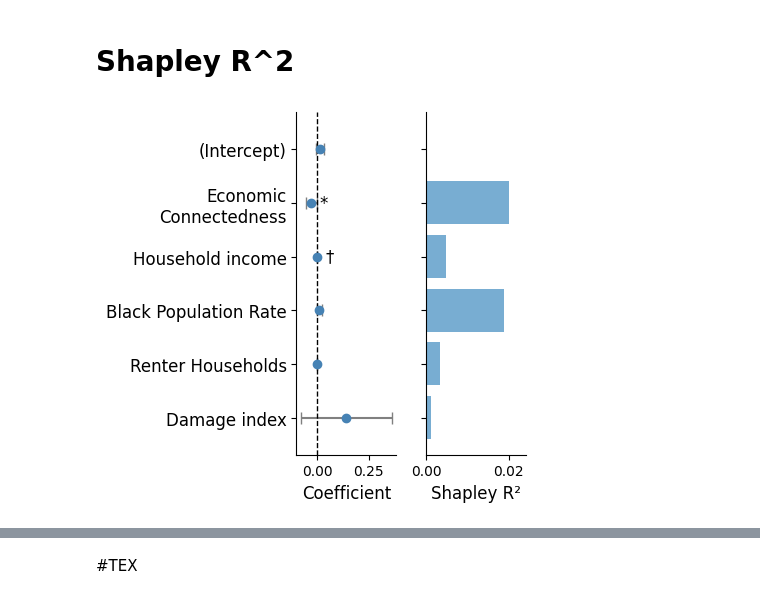
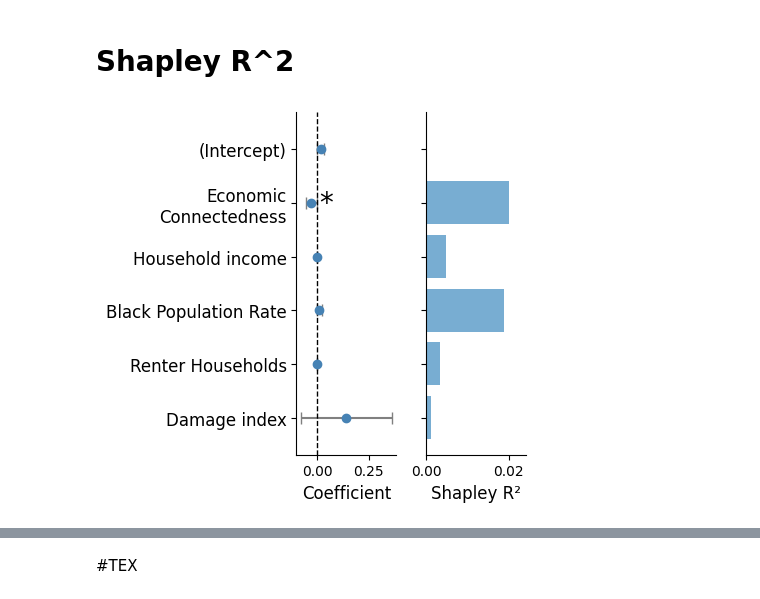
Before and after one commit to sayaka-sugiyama-jp/Social-Capital-and-Disaster-Induced-Eviction-Filings, a Jupyter notebook: code/2_4_Fig4.ipynb, the cells around one changed output, grey strips where cells are left out. Saved outputs shown, nothing was run; the diff lists cells and outputs as text; code cells hidden in the pictures.

```diff
--- a/code/2_4_Fig4.ipynb
+++ b/code/2_4_Fig4.ipynb
@@ -136,7 +136,7 @@ pd.set_option("display.width", None)
 # %% [markdown]
 ## Normal regression
 # %%
-merged_df = merged_df.copy()
+merged_df = merged_df_neg1.copy()
 # %%
 # --- Remove Inf and drop missing ---
 merged_df_clean = merged_df.replace([np.inf, -np.inf], np.nan)
@@ -1699,8 +1716,6 @@ def significance_stars(p):
         return "**"
     elif p < 0.05:
         return "*"
-    elif p < 0.1:
-        return "†"
     else:
         return ""
 
@@ -1802,35 +1817,35 @@ for i, s in enumerate(signif_labels):
             coef_values[i] + offset,
             i,
             s,
             va='center',
-            fontsize=12
+            fontsize=20
         )
 
 ax_coef.set_xlabel("Coefficient", fontsize=12)
 ax_coef.set_yticks(y_pos)
 ax_coef.set_yticklabels(coef_names, fontsize=12)
 ax_coef.invert_yaxis()
 ax_coef.spines['top'].set_visible(False)
 ax_coef.spines['right'].set_visible(False)
 
 # Shapley R²
 ax_r2.barh(y_pos, shapley_r2_list, alpha=0.6)
 ax_r2.set_xlabel("Shapley R²", fontsize=12)
 ax_r2.set_xlim(
     0,
     max(shapley_r2_list) * 1.2 if max(shapley_r2_list) > 0 else 0.01
 )
 ax_r2.spines['top'].set_visible(False)
 ax_r2.spines['right'].set_visible(False)
 
 plt.tight_layout()
 plt.savefig("figure.png", dpi=200)
 plt.show()
 
 from google.colab import files
 files.download("figure.png")
 # %% [output]
-[figure, old version]
+[figure, new version]
 [interactive output not drawn]
 [interactive output not drawn]
 # %% [markdown]
```
Also changed, not shown: parts of 10 cells of this notebook.
